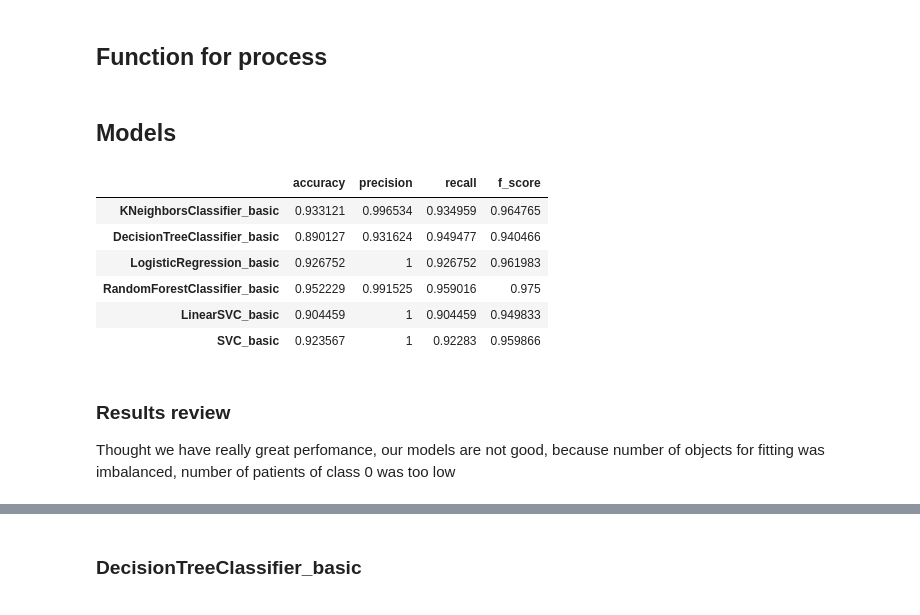
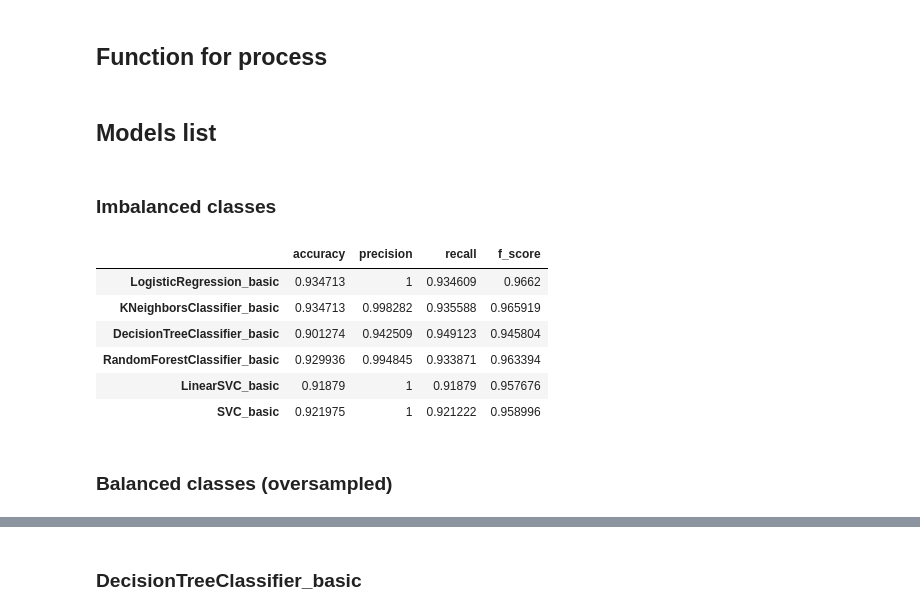
Before and after one commit to Belket/ResperatoryDeseaseClassification, a Jupyter notebook: Disease classification.ipynb, the cells around one changed output, grey strips where cells are left out. Drawn from its saved outputs; the diff is of its cells as text; code cells hidden in the pictures.

```diff
--- a/Disease classification.ipynb
+++ b/Disease classification.ipynb
@@ -216,5 +217,5 @@ class ModelsCollector:
 # %% [markdown]
-## Models
+## Models list
 # %%
 LGR_basic = [LogisticRegression(), "LogisticRegression_basic"]
 DTC_basic = [DecisionTreeClassifier(), "DecisionTreeClassifier_basic"]
@@ -230 +228,6 @@ models_collector.set_collector_object(results)
+# %% [markdown]
+### Imbalanced classes
+# %%
+results_imbalanced = Results()  # object for saving results
+basic_models = create_models_data(results_imbalanced, all_data, models_data=basic_models_data, test_size=0.3)
 # %%
@@ -233,14 +236,12 @@ for model in models:
 # %%
-results.get_scores()
+results_imbalanced.get_scores()
 # %% [output]
 |  | accuracy | precision | recall | f_score |
-| KNeighborsClassifier_basic | 0.933121 | 0.996534 | 0.934959 | 0.964765 |
-| DecisionTreeClassifier_basic | 0.890127 | 0.931624 | 0.949477 | 0.940466 |
-| LogisticRegression_basic | 0.926752 | 1 | 0.926752 | 0.961983 |
-| RandomForestClassifier_basic | 0.952229 | 0.991525 | 0.959016 | 0.975 |
-| LinearSVC_basic | 0.904459 | 1 | 0.904459 | 0.949833 |
-| SVC_basic | 0.923567 | 1 | 0.92283 | 0.959866 |
+| LogisticRegression_basic | 0.934713 | 1 | 0.934609 | 0.9662 |
+| KNeighborsClassifier_basic | 0.934713 | 0.998282 | 0.935588 | 0.965919 |
+| DecisionTreeClassifier_basic | 0.901274 | 0.942509 | 0.949123 | 0.945804 |
+| RandomForestClassifier_basic | 0.929936 | 0.994845 | 0.933871 | 0.963394 |
+| LinearSVC_basic | 0.91879 | 1 | 0.91879 | 0.957676 |
+| SVC_basic | 0.921975 | 1 | 0.921222 | 0.958996 |
-# %% [markdown]
-### Results review
-Thought we have really great perfomance, our models are not good, because number of objects for fitting was imbalanced,
-number of patients of class 0 was too low
+# %% [markdown]
+### Balanced classes (oversampled)
```
Also changed, not shown: parts of 30 cells of this notebook.
